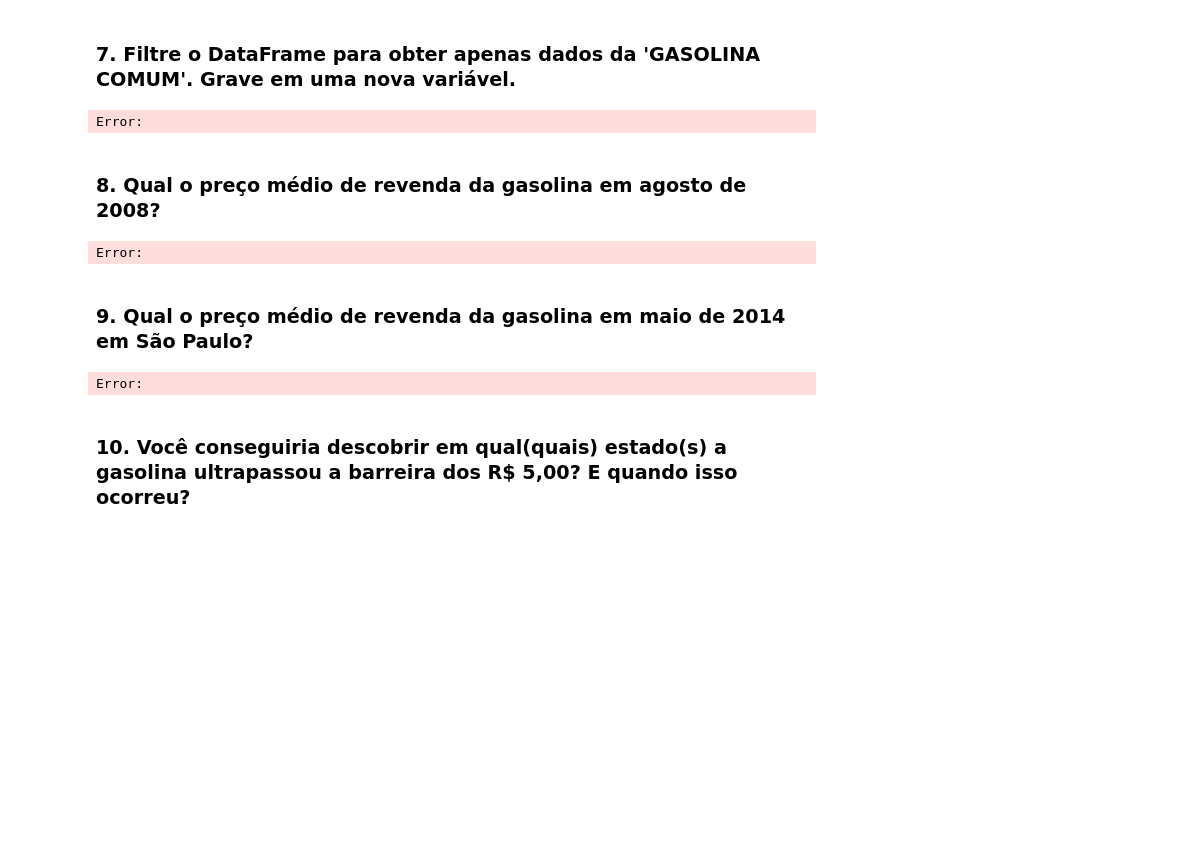
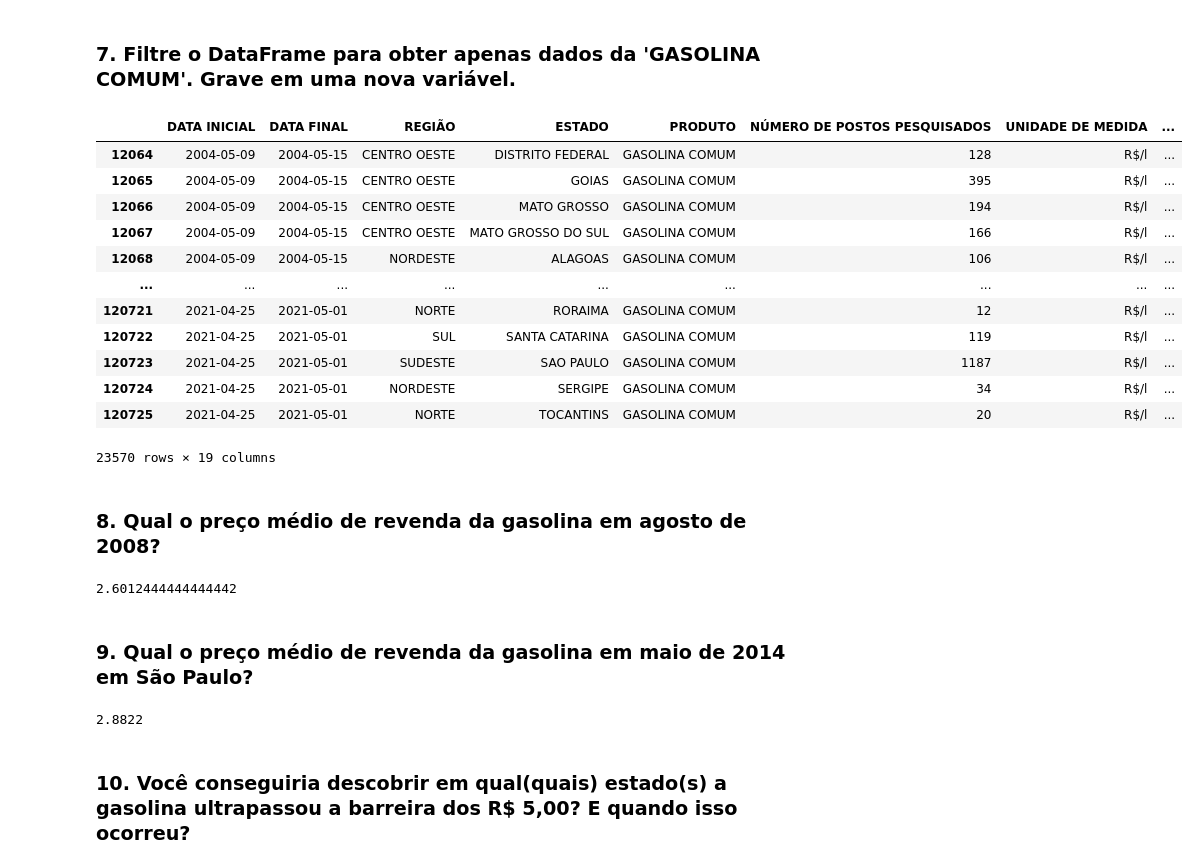
Before and after one commit to deviagomendes/analise-precos-gasolina, a Jupyter notebook: exercicios_pandas.ipynb, the cells around one changed output. Drawn from its saved outputs; the diff is of its cells as text; code cells hidden in the pictures; blank space fills up the shorter version.

```diff
--- a/exercicios_pandas.ipynb
+++ b/exercicios_pandas.ipynb
@@ -83,20 +139,35 @@ Error:
 # %% [markdown]
 ### 7. Filtre o DataFrame para obter apenas dados da 'GASOLINA COMUM'. Grave em uma nova variável.
 # %%
-gasolina_comum = df['PRODUTO'].index['GASOLINA COMUM']
-gasolina_comum
+df_filtro = df['PRODUTO'] == "GASOLINA COMUM"
+df2 = df[df_filtro]
+df2
 # %% [output]
+|  | DATA INICIAL | DATA FINAL | REGIÃO | ESTADO | PRODUTO | NÚMERO DE POSTOS PESQUISADOS | UNIDADE DE MEDIDA | ... |
+| 12064 | 2004-05-09 | 2004-05-15 | CENTRO OESTE | DISTRITO FEDERAL | GASOLINA COMUM | 128 | R$/l | ... |
+| 12065 | 2004-05-09 | 2004-05-15 | CENTRO OESTE | GOIAS | GASOLINA COMUM | 395 | R$/l | ... |
+| 12066 | 2004-05-09 | 2004-05-15 | CENTRO OESTE | MATO GROSSO | GASOLINA COMUM | 194 | R$/l | ... |
+| 12067 | 2004-05-09 | 2004-05-15 | CENTRO OESTE | MATO GROSSO DO SUL | GASOLINA COMUM | 166 | R$/l | ... |
+| 12068 | 2004-05-09 | 2004-05-15 | NORDESTE | ALAGOAS | GASOLINA COMUM | 106 | R$/l | ... |
+| ... | ... | ... | ... | ... | ... | ... | ... | ... |
+| 120721 | 2021-04-25 | 2021-05-01 | NORTE | RORAIMA | GASOLINA COMUM | 12 | R$/l | ... |
+| 120722 | 2021-04-25 | 2021-05-01 | SUL | SANTA CATARINA | GASOLINA COMUM | 119 | R$/l | ... |
+| 120723 | 2021-04-25 | 2021-05-01 | SUDESTE | SAO PAULO | GASOLINA COMUM | 1187 | R$/l | ... |
+| 120724 | 2021-04-25 | 2021-05-01 | NORDESTE | SERGIPE | GASOLINA COMUM | 34 | R$/l | ... |
+| 120725 | 2021-04-25 | 2021-05-01 | NORTE | TOCANTINS | GASOLINA COMUM | 20 | R$/l | ... |
-Error:
+23570 rows × 19 columns
 # %% [markdown]
 ### 8. Qual o preço médio de revenda da gasolina em agosto de 2008?
 # %%
+df2[df2['ANO-MÊS'] == '2008-08']['PREÇO MÉDIO REVENDA'].mean()
 # %% [output]
-Error:
+2.6012444444444442
 # %% [markdown]
 ### 9. Qual o preço médio de revenda da gasolina em maio de 2014 em São Paulo?
 # %%
+df2[(df2['ANO-MÊS'] == '2014-05') & (df2['ESTADO'] == 'SAO PAULO')]['PREÇO MÉDIO REVENDA'].mean()
 # %% [output]
-Error:
+2.8822
 # %% [markdown]
 ### 10. Você conseguiria descobrir em qual(quais) estado(s) a gasolina ultrapassou a barreira dos R$ 5,00? E quando isso ocorreu?
 # %%
```
Also changed, not shown: parts of 12 cells of this notebook.
